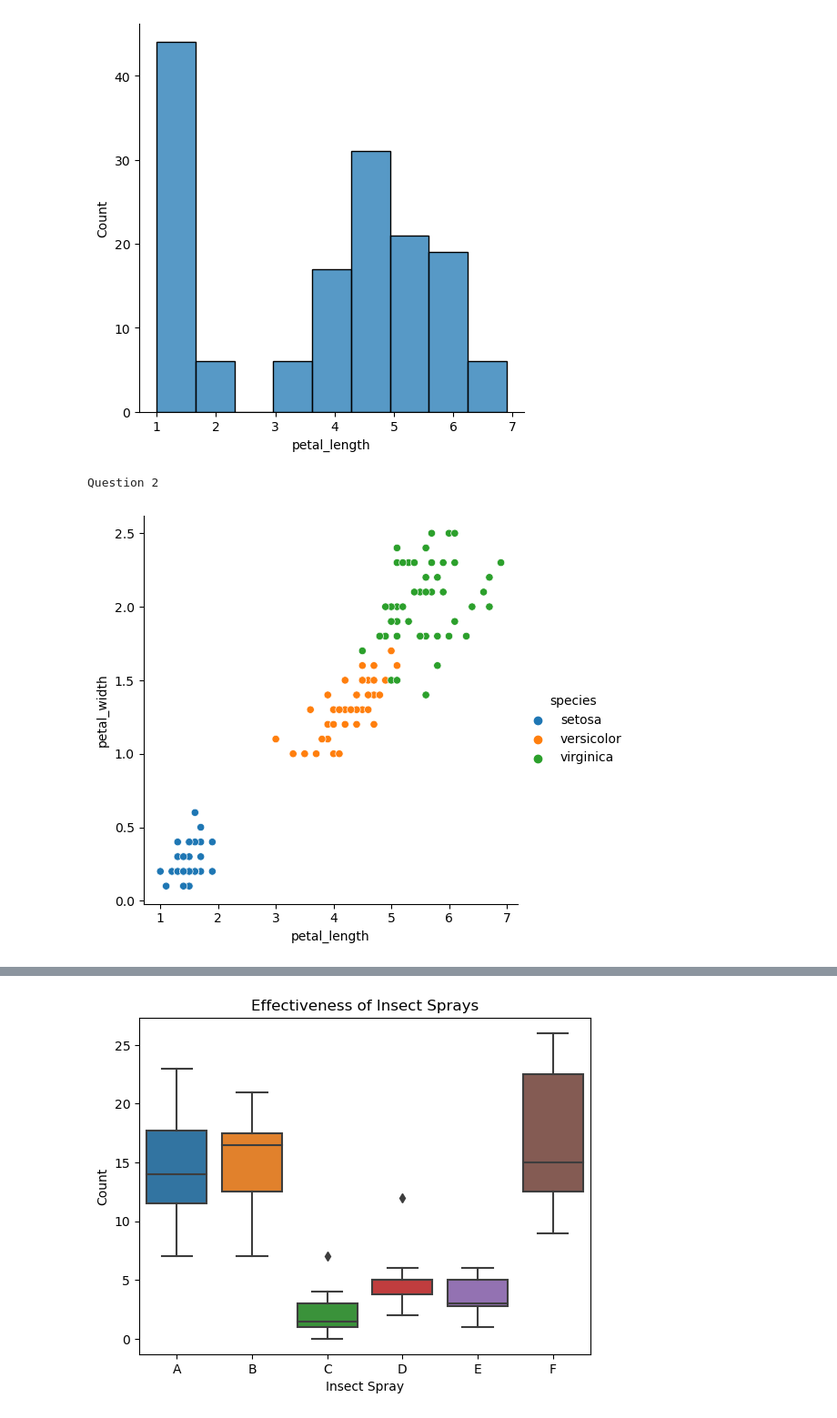
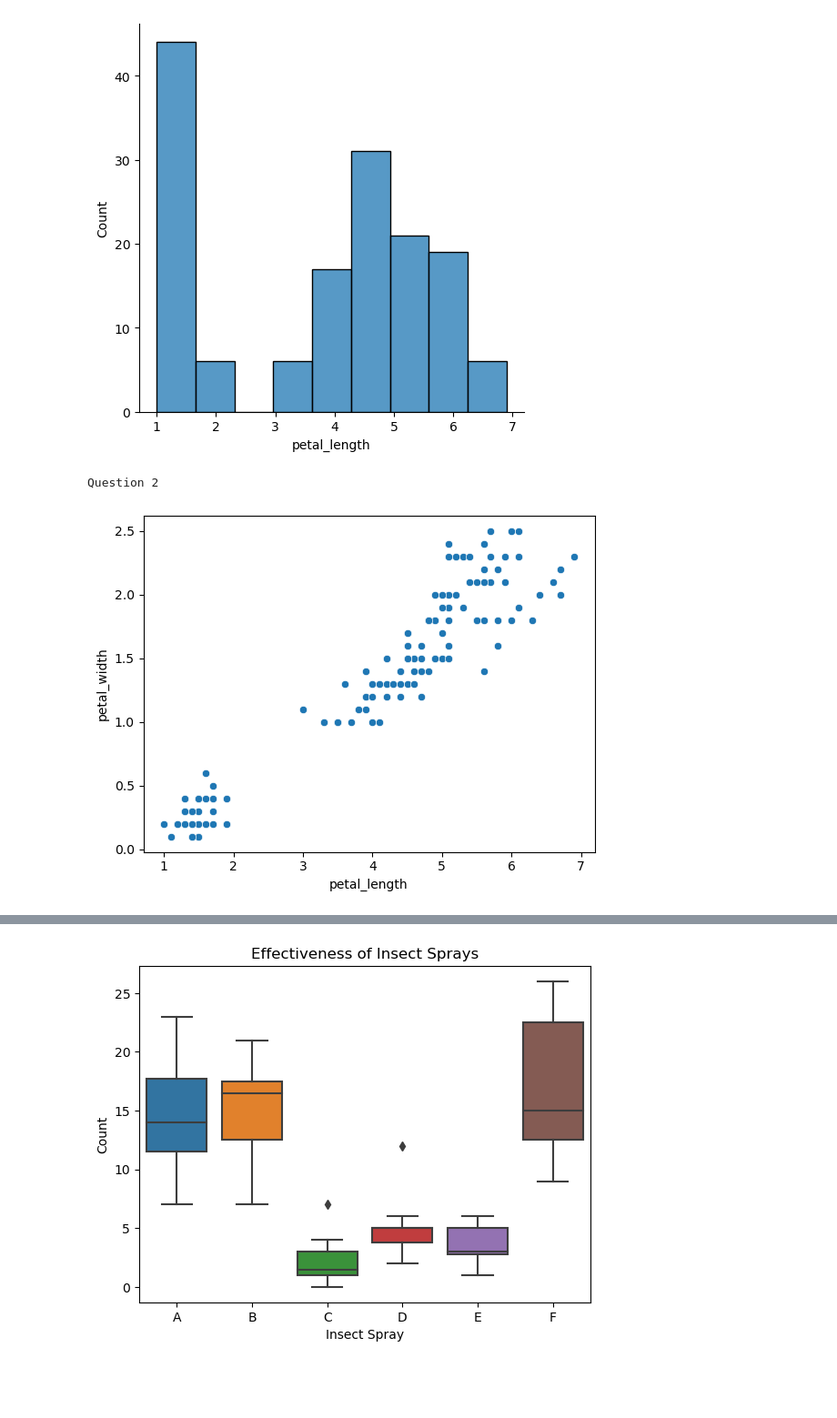
Before and after one commit to rosendo-lugo/numpy-pandas-visualization-exercises, a Jupyter notebook: seaborn_exercises.ipynb, the cells around one changed output, grey strips where cells are left out. Shown: that part at 91% size. Saved outputs shown, nothing was run; the diff lists cells and outputs as text; code cells hidden in the pictures; blank space fills up the shorter version.

```diff
--- a/seaborn_exercises.ipynb
+++ b/seaborn_exercises.ipynb
@@ -64,12 +64,12 @@ Question 1
 # %%
 
 # 2. Is there a relationship between petal length and petal width?
 print(f'Question 2')
-sns.relplot(data=df, x='petal_length', y='petal_width', hue='species')
+sns.scatterplot(data=df, x='petal_length', y='petal_width')
 plt.show()
 # %% [output]
 Question 2
-[figure, old version]
+[figure, new version]
 # %%
 
 # 3. Would it be reasonable to predict species based on sepal width
```
Also changed, not shown: parts of 12 cells of this notebook, 2 other files.
